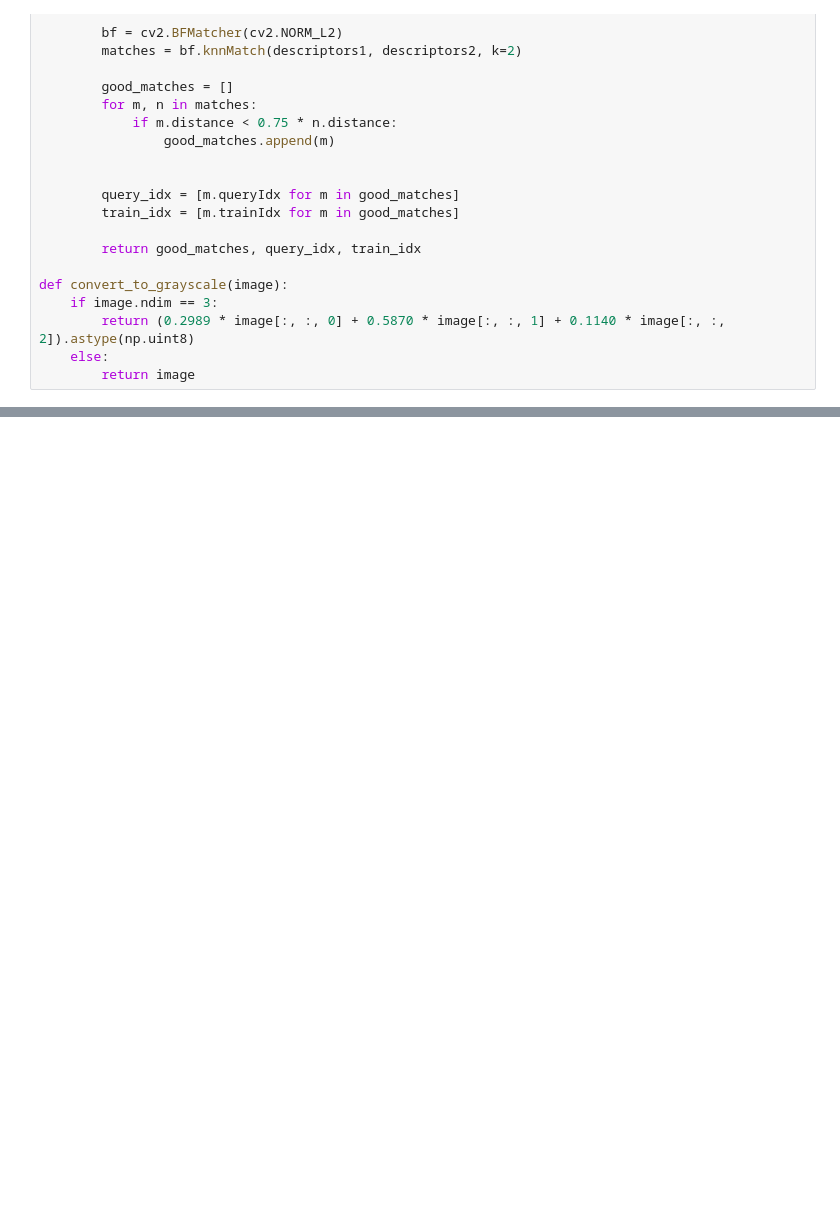
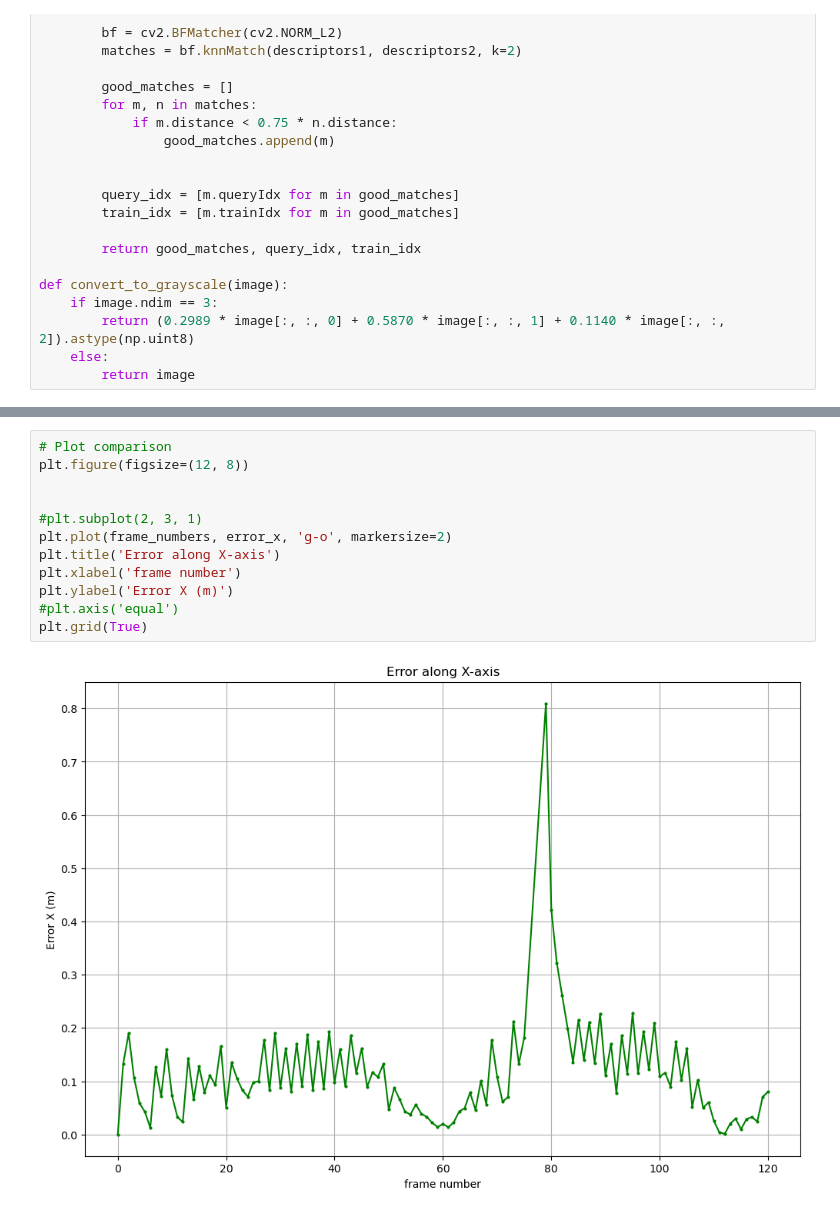
Before and after one commit to leroDipper/mono_vo, a Jupyter notebook: load_data.ipynb, the cells around one changed output, grey strips where cells are left out. Drawn from its saved outputs; the diff is of its cells as text; blank space fills up the shorter version.

```diff
--- a/load_data.ipynb
+++ b/load_data.ipynb
@@ -233,0 +215,14 @@ plt.show()
+# %%
+# Plot comparison
+plt.figure(figsize=(12, 8))
+
+
+#plt.subplot(2, 3, 1)
+plt.plot(frame_numbers, error_x, 'g-o', markersize=2)
+plt.title('Error along X-axis')
+plt.xlabel('frame number')
+plt.ylabel('Error X (m)')
+#plt.axis('equal')
+plt.grid(True)
+# %% [output]
+[figure, added]
```
Also changed, not shown: parts of 6 cells of this notebook, 16 other files.
